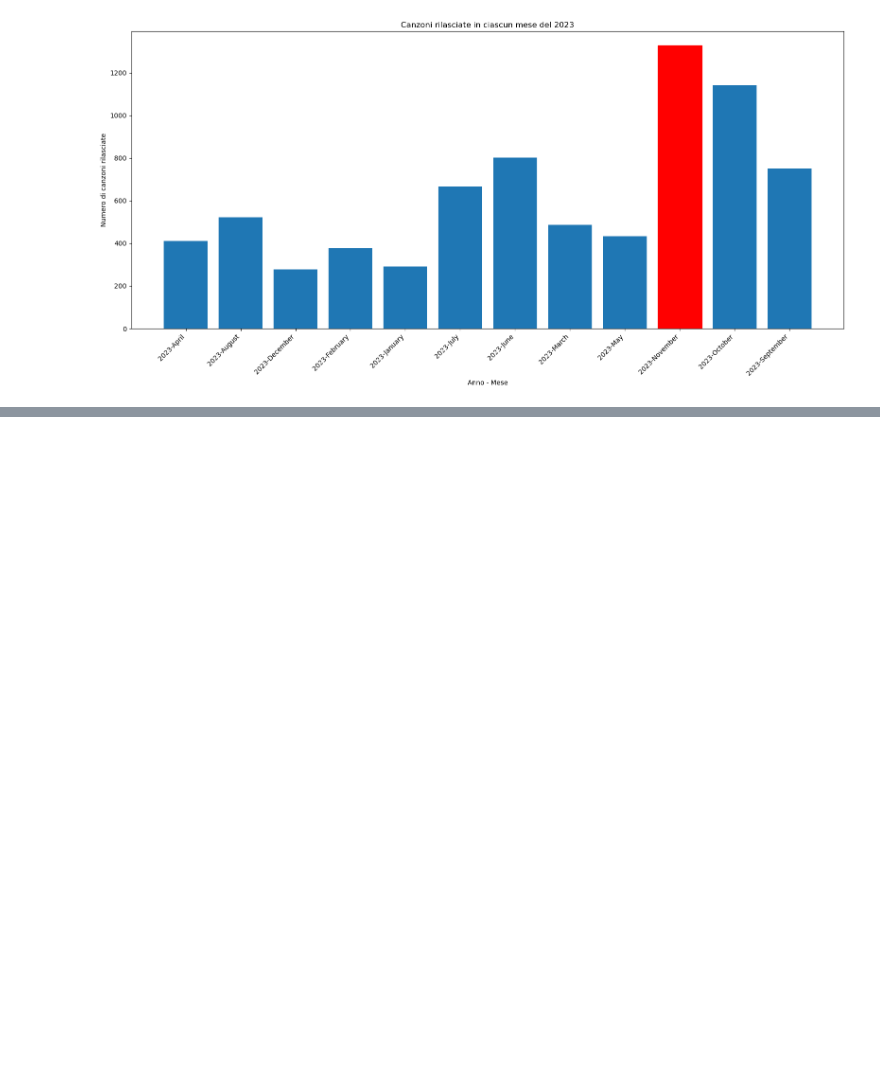
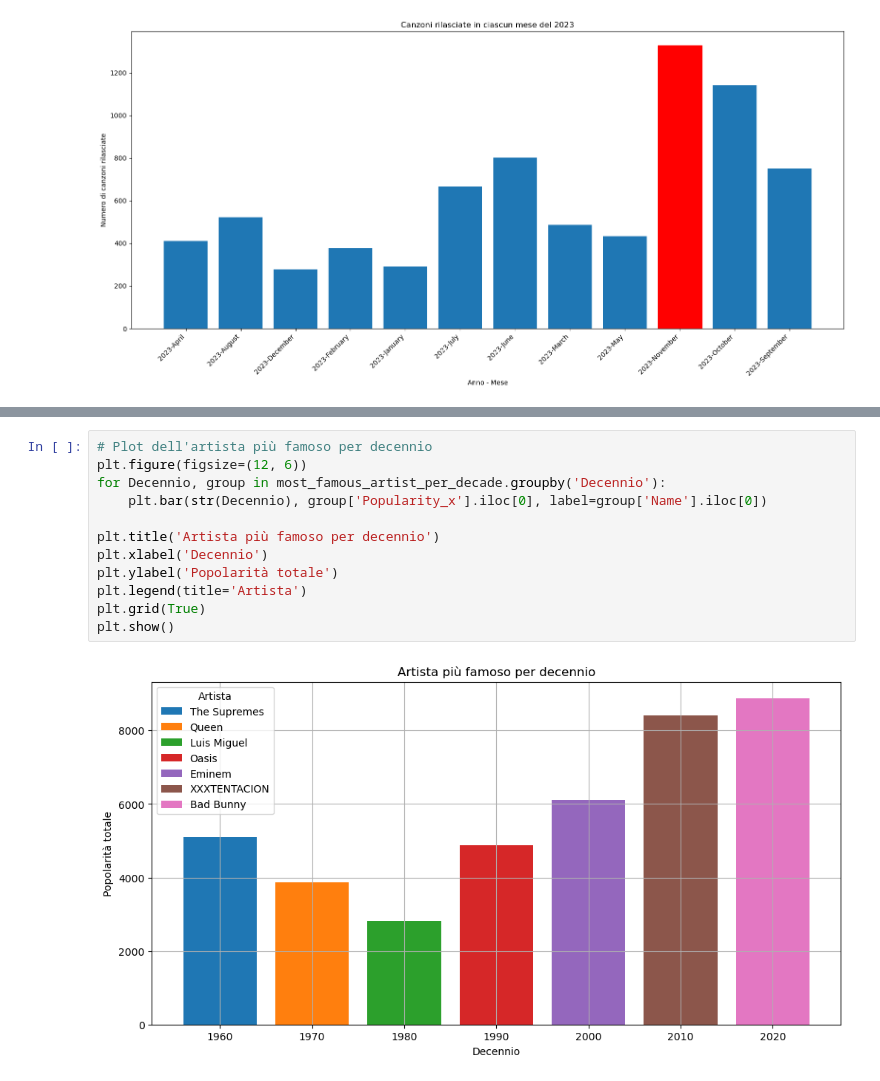
Before and after one commit to michelaminichini/Laboratorio-Big-Data-Progetto-2023, a Jupyter notebook: artists-top_songs.ipynb, the cells around one changed output, grey strips where cells are left out. Cells and saved outputs as stored; diff of their text form; blank space fills up the shorter version.

```diff
--- a/artists-top_songs.ipynb
+++ b/artists-top_songs.ipynb
@@ -316,0 +383,14 @@ plt.show()
+# %%
+# Plot dell'artista più famoso per decennio
+plt.figure(figsize=(12, 6))
+for Decennio, group in most_famous_artist_per_decade.groupby('Decennio'):
+    plt.bar(str(Decennio), group['Popularity_x'].iloc[0], label=group['Name'].iloc[0])
+
+plt.title('Artista più famoso per decennio')
+plt.xlabel('Decennio')
+plt.ylabel('Popolarità totale')
+plt.legend(title='Artista')
+plt.grid(True)
+plt.show()
+# %% [output]
+[figure, added]
```
Also changed, not shown: parts of 3 cells of this notebook.
